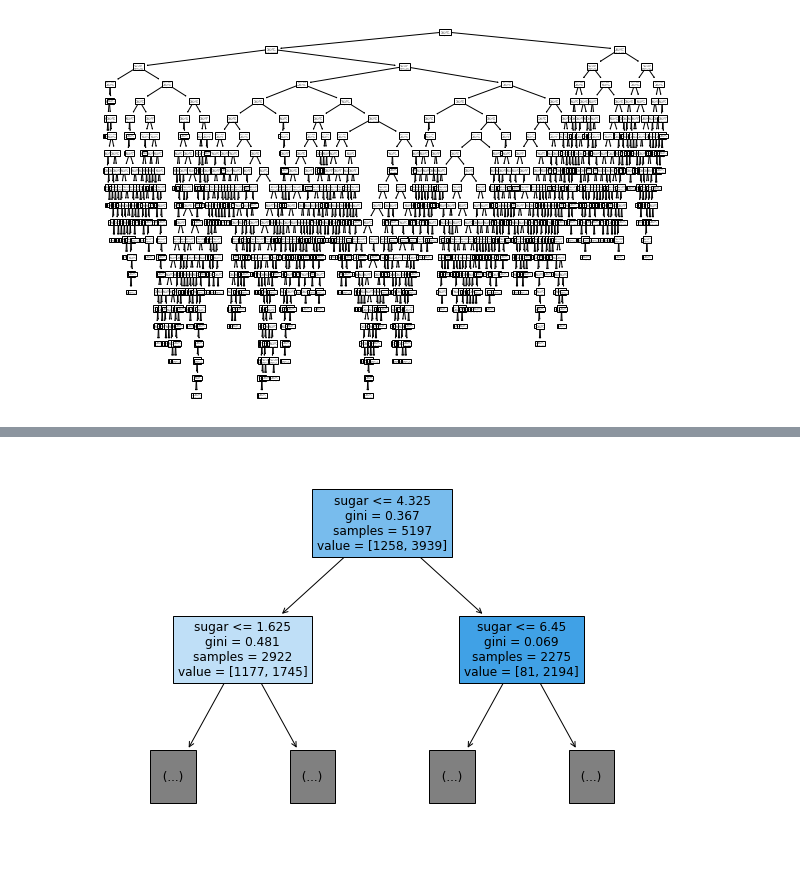
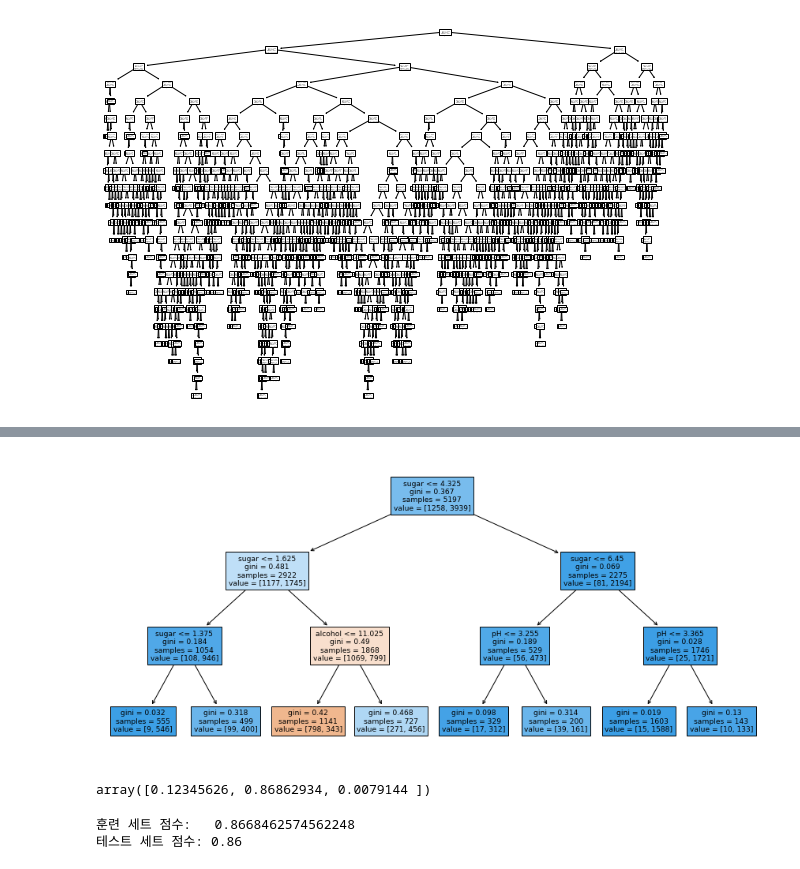
Before and after one commit to keizikang/self_study_mldl, a Jupyter notebook: 혼공머신_5장.ipynb, the cells around one changed output, grey strips where cells are left out. Cells and saved outputs as stored; diff of their text form; code cells hidden in the pictures.

```diff
--- a/혼공머신_5장.ipynb
+++ b/혼공머신_5장.ipynb
@@ -108,9 +108,6 @@ pH 값에 -0.6876778082262992을 곱한 다음 모두 더합니다.
 # 결정 트리는 표준화를 하지 않아도 됨
 from sklearn.tree import DecisionTreeClassifier
 dt = DecisionTreeClassifier(random_state=42)
-dt.fit(train_scaled, train_target)
-print(f'훈련 세트 점수:   {dt.score(train_scaled, train_target)}')
-print(f'테스트 세트 점수: {dt.score(test_scaled, test_target)}')
 dt.fit(train_input, train_target)
 print(f'훈련 세트 점수:   {dt.score(train_input, train_target)}')
 print(f'테스트 세트 점수: {dt.score(test_input, test_target)}')
@@ -127,3 +122,9 @@ plot_tree(dt)
 plt.show()
 # %% [output]
 [figure]
+# %%
+# 최대 깊이를 조절하여 다시 훈련
+dt = DecisionTreeClassifier(max_depth=3, random_state=42)
+dt.fit(train_input, train_target)
+print(f'훈련 세트 점수:   {dt.score(train_input, train_target)}')
+print(f'테스트 세트 점수: {dt.score(test_input, test_target)}')
@@ -130,7 +140,20 @@ plt.show()
 # %%
-plt.figure(figsize=(10, 7))
-plot_tree(dt, max_depth=1, filled=True,
+plt.figure(figsize=(15, 7))
+plot_tree(dt,
+          filled=True,
           feature_names=['alcohol', 'sugar', 'pH'])
 plt.show()
 # %% [output]
-[figure, old version]
+[figure, new version]
+# %%
+dt.feature_importances_
+# %% [output]
+array([0.12345626, 0.86862934, 0.0079144 ])
+# %%
+dt = DecisionTreeClassifier(min_samples_leaf=5, max_depth=5)
+dt.fit(train_input, train_target)
+print(f'훈련 세트 점수:   {dt.score(train_input, train_target)}')
+print(f'테스트 세트 점수: {dt.score(test_input, test_target)}')
+# %% [output]
+훈련 세트 점수:   0.8668462574562248
+테스트 세트 점수: 0.86
```
Also changed, not shown: parts of 5 cells of this notebook.
